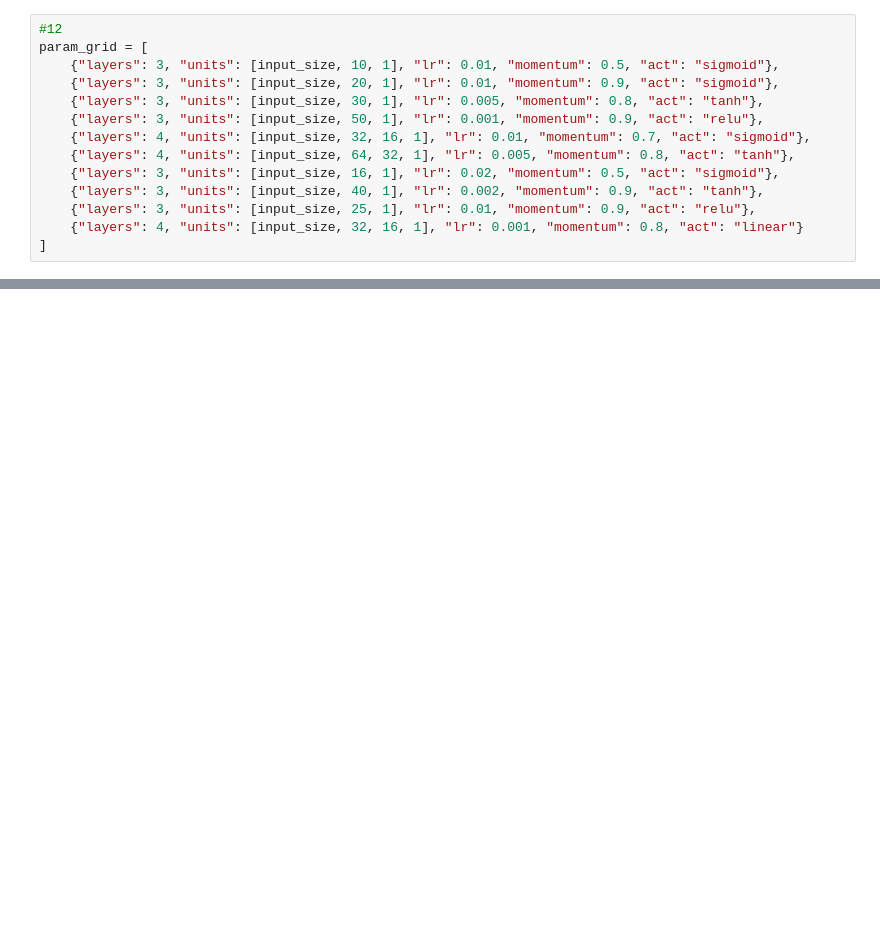
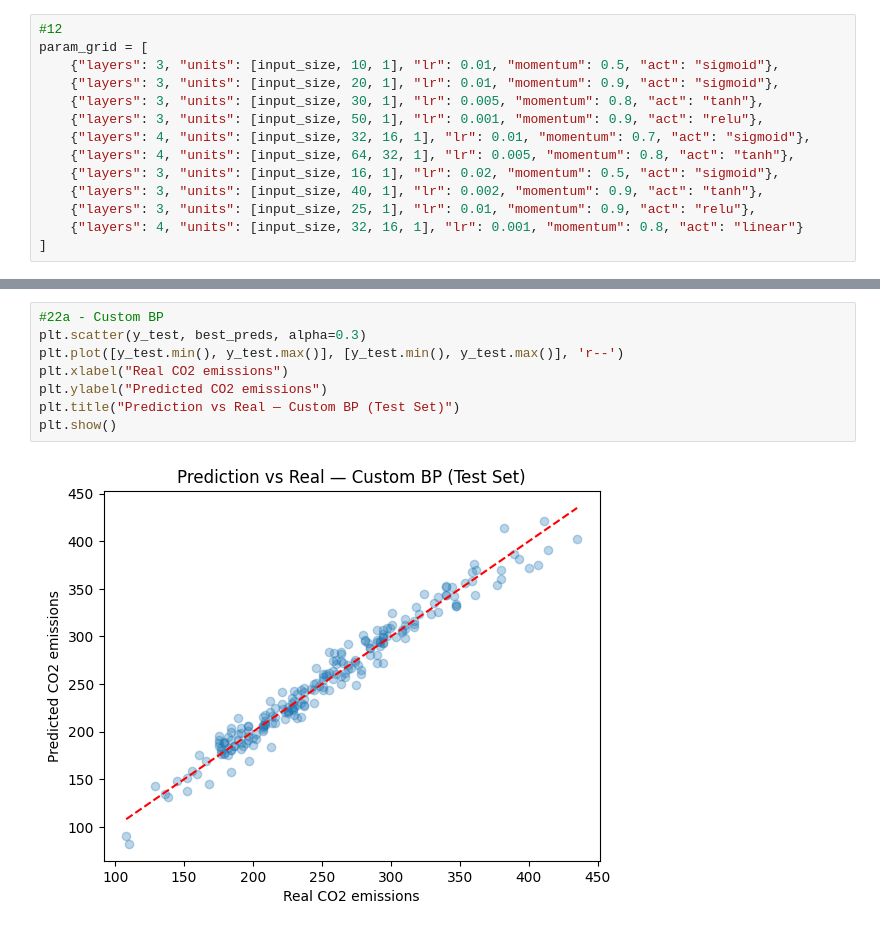
Before and after one commit to Aquiles29/NeuralAndEvo_Activitat1, a Jupyter notebook: notebooks/02_tests.ipynb, the cells around one changed output, grey strips where cells are left out. Cells and saved outputs as stored; diff of their text form; blank space fills up the shorter version.

```diff
--- a/notebooks/02_tests.ipynb
+++ b/notebooks/02_tests.ipynb
@@ -286,0 +418,10 @@ mean: 256.2286785379569 std: 63.34260099404253
+# %%
+#22a - Custom BP
+plt.scatter(y_test, best_preds, alpha=0.3)
+plt.plot([y_test.min(), y_test.max()], [y_test.min(), y_test.max()], 'r--')
+plt.xlabel("Real CO2 emissions")
+plt.ylabel("Predicted CO2 emissions")
+plt.title("Prediction vs Real — Custom BP (Test Set)")
+plt.show()
+# %% [output]
+[figure, added]
```
Also changed, not shown: parts of 21 cells of this notebook.
